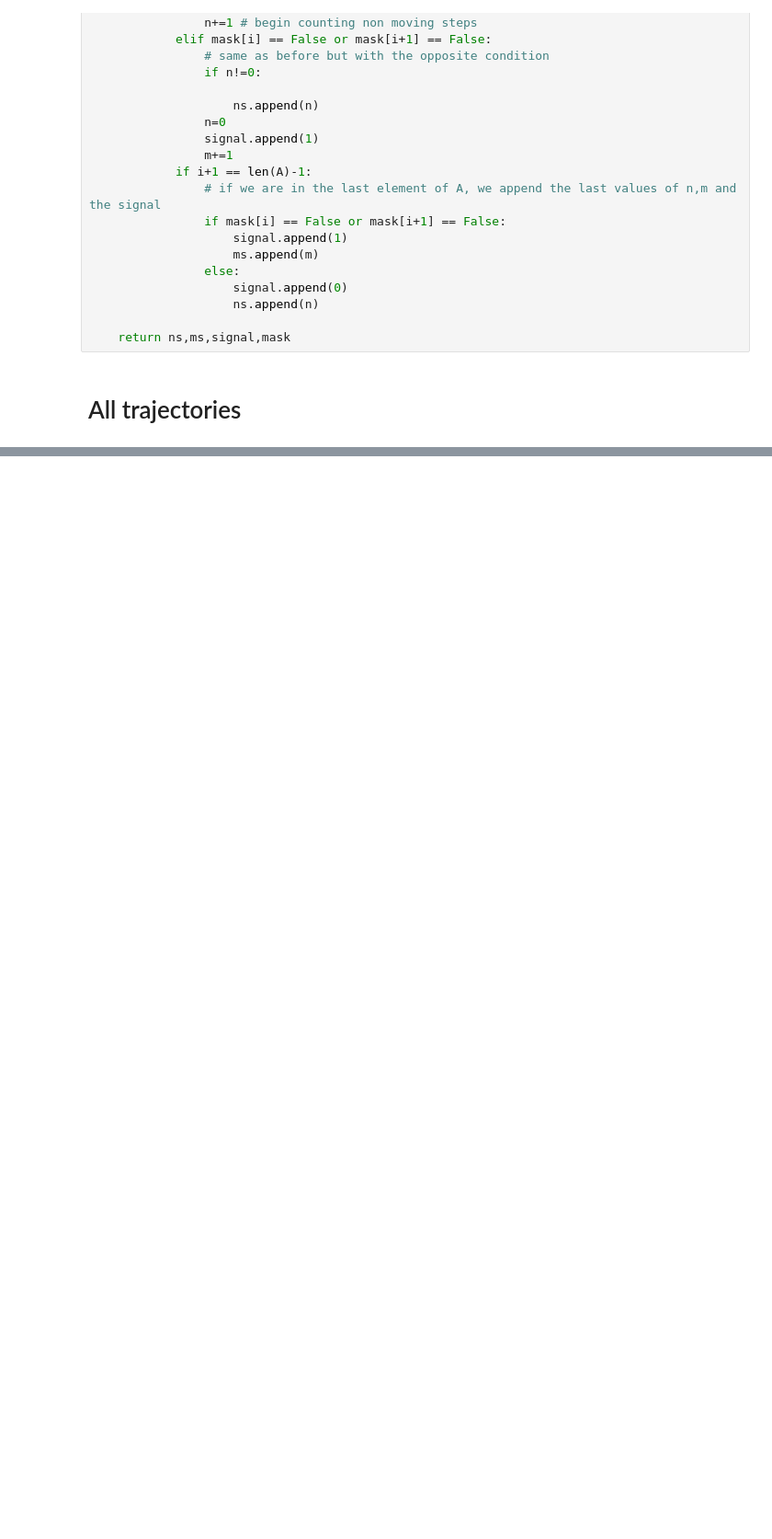
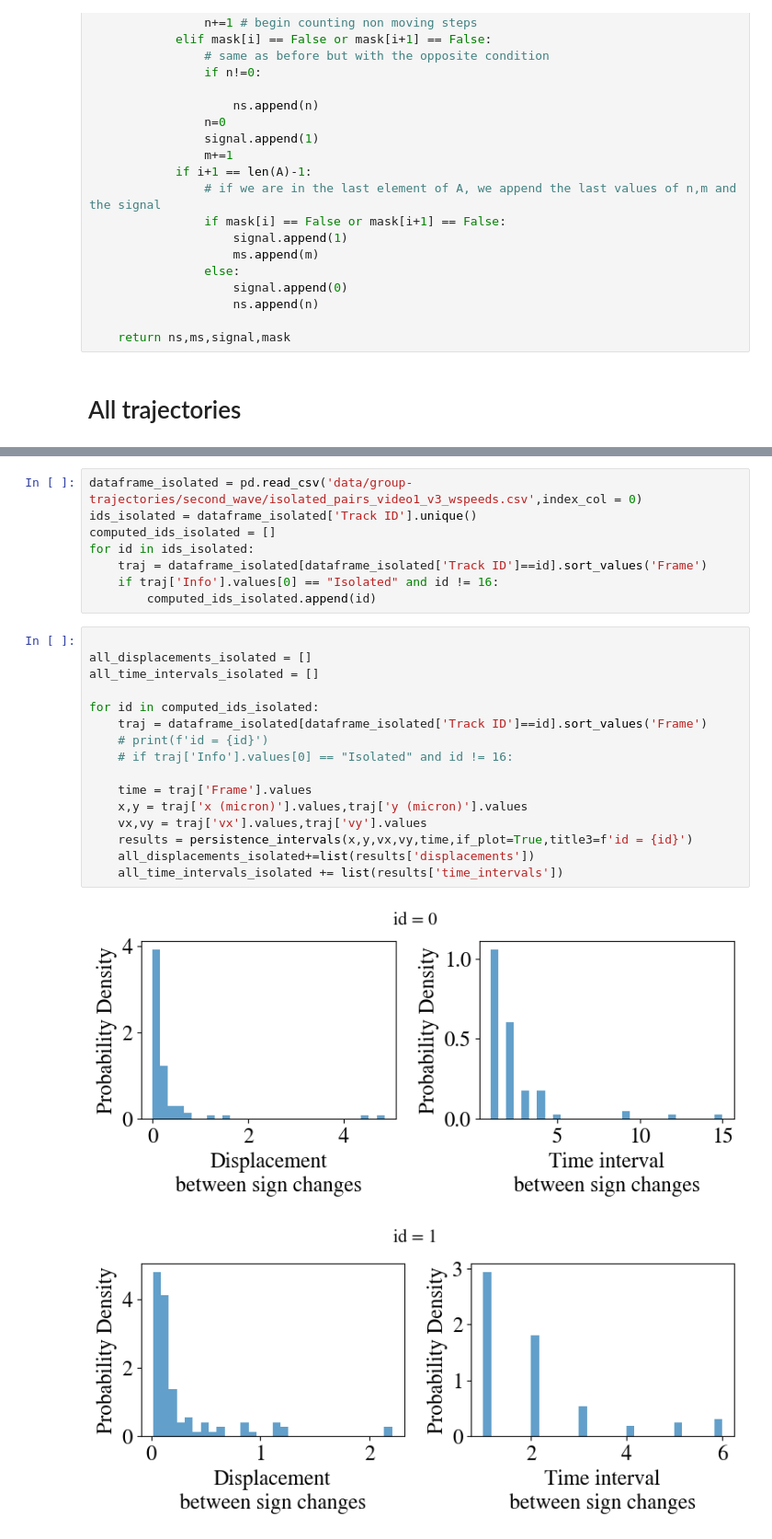
Before and after one commit to jannesantana/bacteria, a Jupyter notebook: persistency_length_time.ipynb, the cells around one changed output, grey strips where cells are left out. Shown: that part at 92% size. Cells and saved outputs as stored; diff of their text form; blank space fills up the shorter version.

```diff
--- a/persistency_length_time.ipynb
+++ b/persistency_length_time.ipynb
@@ -176,0 +281,27 @@ for video in videos:
+# %%
+dataframe_isolated = pd.read_csv('data/group-trajectories/second_wave/isolated_pairs_video1_v3_wspeeds.csv',index_col = 0)
+ids_isolated = dataframe_isolated['Track ID'].unique()
+computed_ids_isolated = []
+for id in ids_isolated:
+    traj = dataframe_isolated[dataframe_isolated['Track ID']==id].sort_values('Frame')
+    if traj['Info'].values[0] == "Isolated" and id != 16:
+        computed_ids_isolated.append(id)
+# %%
+
+all_displacements_isolated = []
+all_time_intervals_isolated = []
+
+for id in computed_ids_isolated:
+    traj = dataframe_isolated[dataframe_isolated['Track ID']==id].sort_values('Frame')
+    # print(f'id = {id}')
+    # if traj['Info'].values[0] == "Isolated" and id != 16:
+
+    time = traj['Frame'].values
+    x,y = traj['x (micron)'].values,traj['y (micron)'].values
+    vx,vy = traj['vx'].values,traj['vy'].values
+    results = persistence_intervals(x,y,vx,vy,time,if_plot=True,title3=f'id = {id}')
+    all_displacements_isolated+=list(results['displacements'])
+    all_time_intervals_isolated += list(results['time_intervals'])
+# %% [output]
+[figure, added]
+[figure, added]
```
Also changed, not shown: parts of 5 cells of this notebook, 1 other file.
